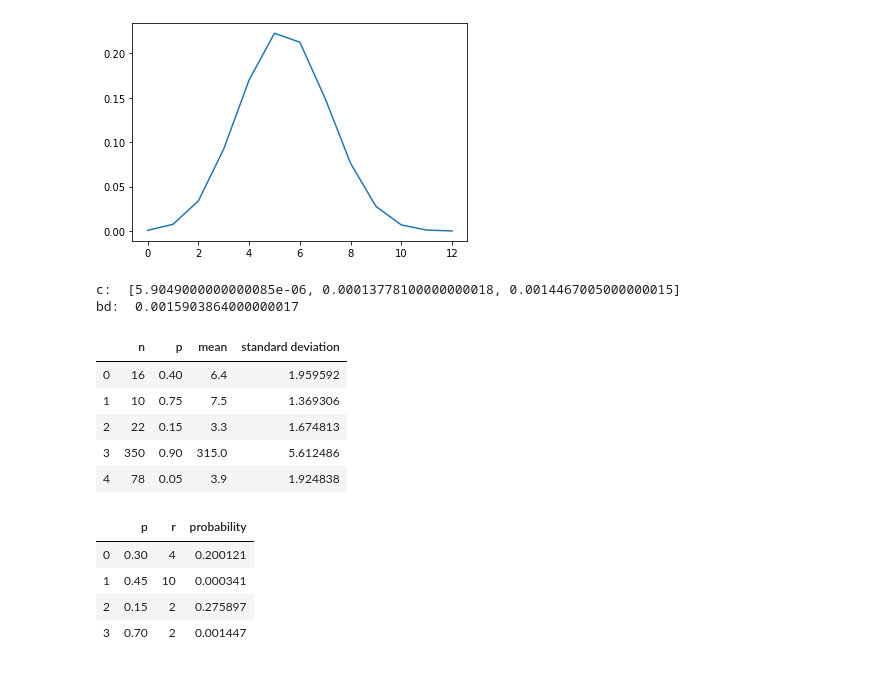
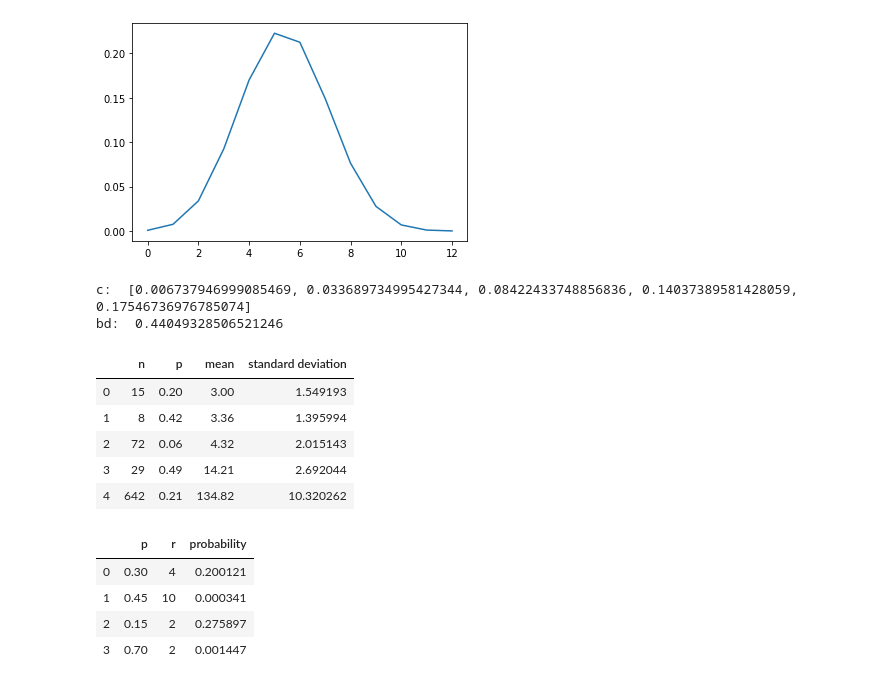
Before and after one commit to amitsanger3/frequency_distribution, a Jupyter notebook: Untitled.ipynb, the cells around one changed output. Cells and saved outputs as stored; diff of their text form; code cells hidden in the pictures.

Commit message:
Commit 008: Poission Distribution

```diff
--- a/Untitled.ipynb
+++ b/Untitled.ipynb
@@ -548,4 +600,4 @@ x4 = np.array([64,68,58,57,59])
 
 f = np.array([18,90,44,21,9,9,4,5])
 # %%
-prd = Probability_Distribution(x,p)
+prd = Probability_Distribution()
@@ -570,0 +604,8 @@ array([[ 0. ,  2.5,  5. ,  7.5, 10. , 12.5],
+# %%
+x1 = np.arange(3,51)
+c = []
+for i in x1:
+    c.append(prd.poisson_distribution(50*0.04,i))
+
+print("c:", c)
+print("poission dist:", np.array(c).sum())
@@ -570,0 +619,9 @@ array([[ 0. ,  2.5,  5. ,  7.5, 10. , 12.5],
+# %%
+n = 1000
+p = 0.005
+m = n*p
+
+r = np.array([0, 10,15])
+for i in r:
+    c = prd.poisson_distribution(m,i)
+    print(round(c,6))
@@ -601,39 +672,40 @@ pd.binomial_distribution_evaluation(0.45, 12)
 [figure]
 # %%
 c = []
-for i in range(3):
-    c.append(prd.binomial_distribution(0.7, 10, i))
+for i in range(5):
+    #c.append(prd.binomial_distribution(0.3, 15, i))
+    c.append(prd.poisson_distribution(5,i))
 
 print("c: ", c)
-print("bd: ", np.array(c).sum())
+print("bd: ",np.array(c).sum())
 # %% [output]
-c:  [5.9049000000000085e-06, 0.00013778100000000018, 0.0014467005000000015]
-bd:  0.0015903864000000017
+c:  [0.006737946999085469, 0.033689734995427344, 0.08422433748856836, 0.14037389581428059, 0.17546736976785074]
+bd:  0.44049328506521246
 # %%
-n = np.array([16,10,22,350,78])
-p = np.array([40,75,15,90,5])*0.01
+n = np.array([15,8,72,29,642])
+p = np.array([20,42,6,49,21])*0.01
 
 mean = []
 stnd = []
 for i in range(len(n)):
     mean.append(prd.binomial_distribution_mean(n[i], p[i]))
     stnd.append(prd.binomial_distribution_standard_deviation(n[i], p[i]))
 
 result = {
     "n": n,
     "p": p,
     "mean": mean,
     "standard deviation": stnd,
 }
 
 pd.DataFrame(result)
 # %% [output]
 |  | n | p | mean | standard deviation |
-| 0 | 16 | 0.40 | 6.4 | 1.959592 |
-| 1 | 10 | 0.75 | 7.5 | 1.369306 |
-| 2 | 22 | 0.15 | 3.3 | 1.674813 |
-| 3 | 350 | 0.90 | 315.0 | 5.612486 |
-| 4 | 78 | 0.05 | 3.9 | 1.924838 |
+| 0 | 15 | 0.20 | 3.00 | 1.549193 |
+| 1 | 8 | 0.42 | 3.36 | 1.395994 |
+| 2 | 72 | 0.06 | 4.32 | 2.015143 |
+| 3 | 29 | 0.49 | 14.21 | 2.692044 |
+| 4 | 642 | 0.21 | 134.82 | 10.320262 |
 # %%
 n = 10
 p = np.array([0.3, 1-0.55, 0.15, 1-0.3])
```
Also changed, not shown: parts of 13 cells of this notebook.
